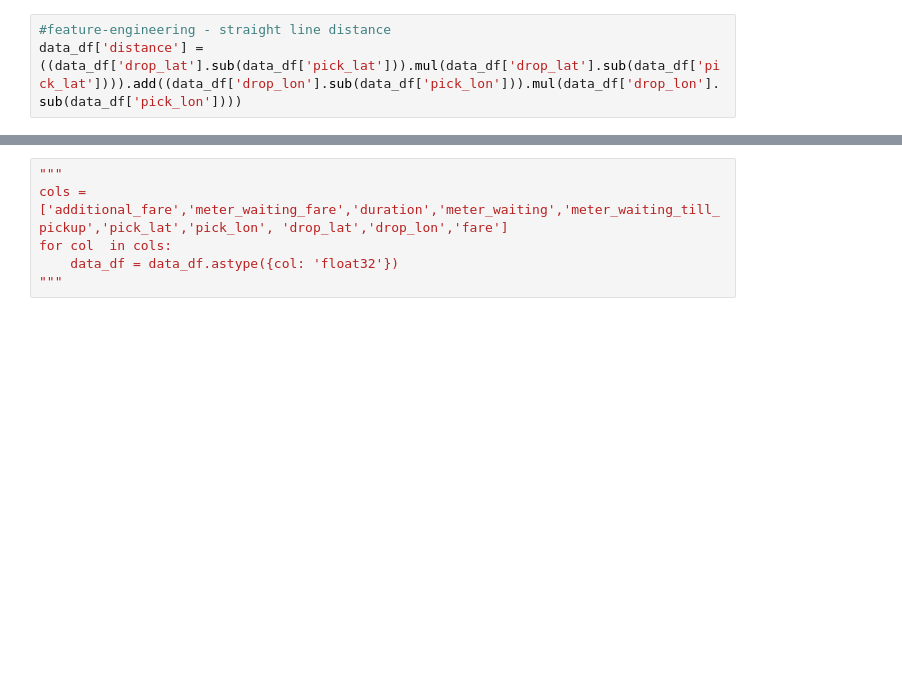
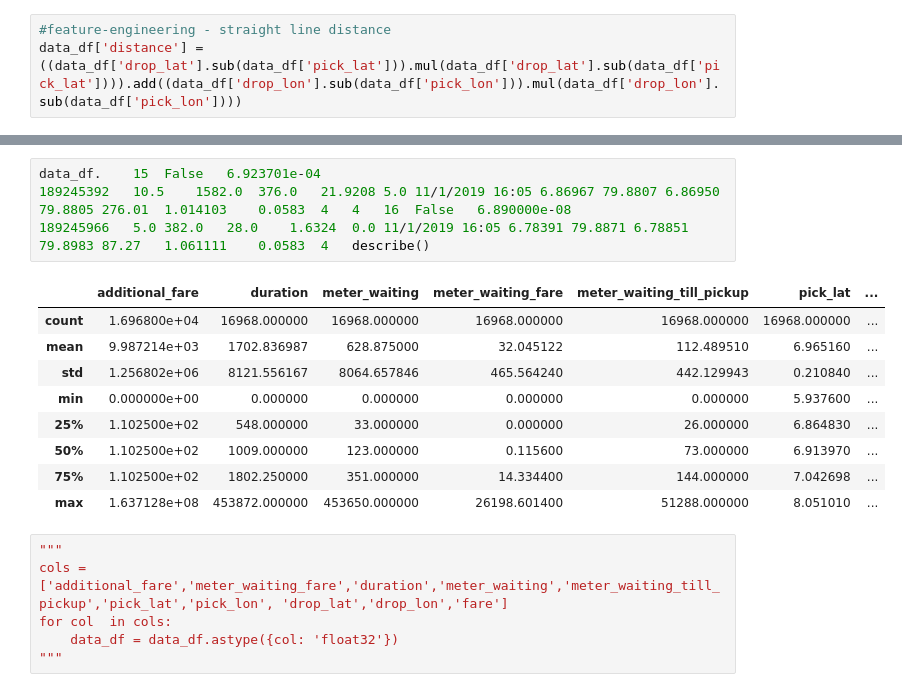
Before and after one commit to haritha-j/ride-hailing-fare-prediction, a Jupyter notebook: mlProject.ipynb, the cells around one changed output, grey strips where cells are left out. Saved outputs shown, nothing was run; the diff lists cells and outputs as text; blank space fills up the shorter version.

```diff
--- a/mlProject.ipynb
+++ b/mlProject.ipynb
@@ -201,3 +209,17 @@ data_df.describe()
+# %%
+data_df.	15	False	6.923701e-04
+189245392	10.5	1582.0	376.0	21.9208	5.0	11/1/2019 16:05	6.86967	79.8807	6.86950	79.8805	276.01	1.014103	0.0583	4	4	16	False	6.890000e-08
+189245966	5.0	382.0	28.0	1.6324	0.0	11/1/2019 16:05	6.78391	79.8871	6.78851	79.8983	87.27	1.061111	0.0583	4	describe()
+# %% [output]
+|  | additional_fare | duration | meter_waiting | meter_waiting_fare | meter_waiting_till_pickup | pick_lat | ... |
+| count | 1.696800e+04 | 16968.000000 | 16968.000000 | 16968.000000 | 16968.000000 | 16968.000000 | ... |
+| mean | 9.987214e+03 | 1702.836987 | 628.875000 | 32.045122 | 112.489510 | 6.965160 | ... |
+| std | 1.256802e+06 | 8121.556167 | 8064.657846 | 465.564240 | 442.129943 | 0.210840 | ... |
+| min | 0.000000e+00 | 0.000000 | 0.000000 | 0.000000 | 0.000000 | 5.937600 | ... |
+| 25% | 1.102500e+02 | 548.000000 | 33.000000 | 0.000000 | 26.000000 | 6.864830 | ... |
+| 50% | 1.102500e+02 | 1009.000000 | 123.000000 | 0.115600 | 73.000000 | 6.913970 | ... |
+| 75% | 1.102500e+02 | 1802.250000 | 351.000000 | 14.334400 | 144.000000 | 7.042698 | ... |
+| max | 1.637128e+08 | 453872.000000 | 453650.000000 | 26198.601400 | 51288.000000 | 8.051010 | ... |
 # %%
 """
 cols = ['additional_fare','meter_waiting_fare','duration','meter_waiting','meter_waiting_till_pickup','pick_lat','pick_lon', 'drop_lat','drop_lon','fare']
```
Also changed, not shown: parts of 10 cells of this notebook, 1 other file.
